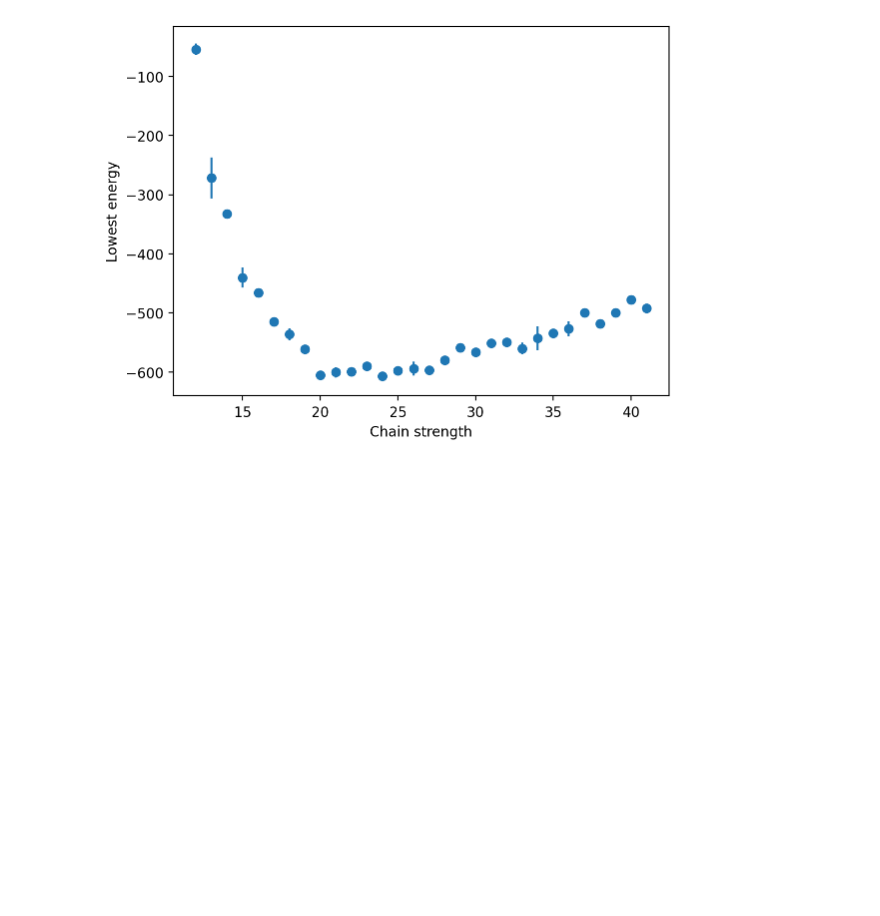
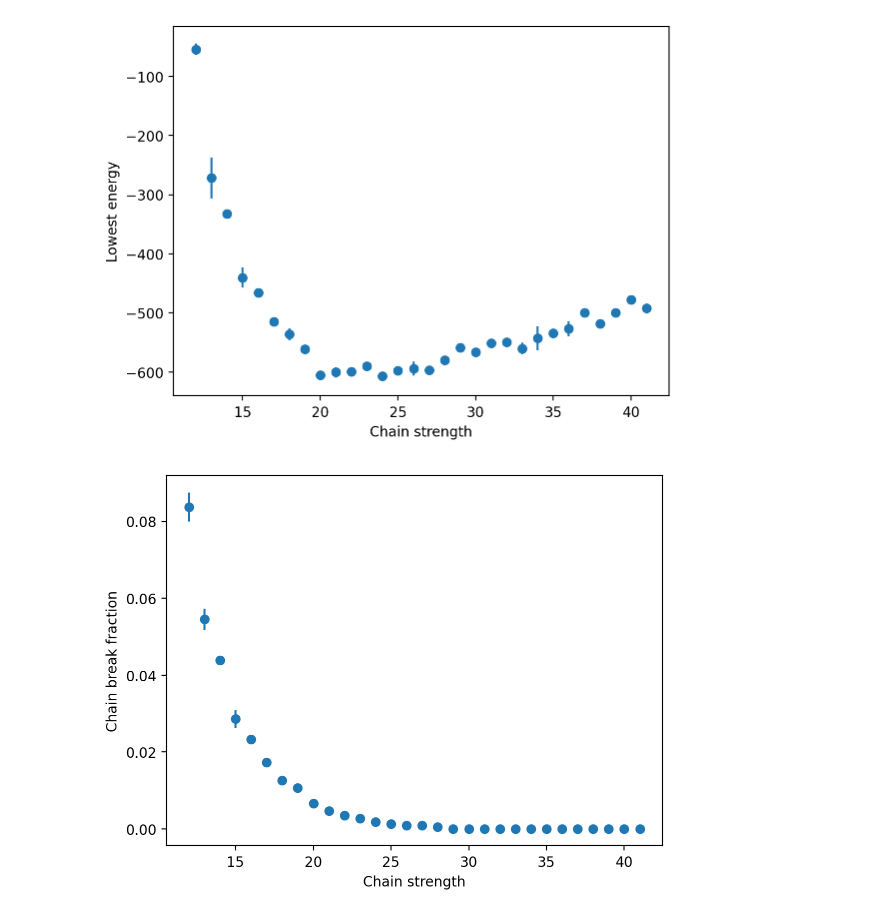
Before and after one commit to KirbyZX/PHYS4213, a Jupyter notebook: Code/ChainStrength.ipynb, the cells around one changed output. Drawn from its saved outputs; the diff is of its cells as text; code cells hidden in the pictures; blank space fills up the shorter version.

```diff
--- a/Code/ChainStrength.ipynb
+++ b/Code/ChainStrength.ipynb
@@ -64,9 +64,12 @@ bqm = createBQM(G, phrases, instruments, 6, 6, 1)
 recordChainStrength(chainStrengths, bqm, path+"chain-strength.csv")
 # %%
 plotCSV(path+"chain-strength.csv", "Chain strength", "Lowest energy")
+plt.show()
+plotCSV(path+"chain-strength.csv", "Chain strength", "Chain break fraction")
 #plt.vlines(31.675,0,.1)
 
 # ~25 optimal???
 # chain_break_method=chain_breaks.discard?????
 # %% [output]
 [figure]
+[figure, added]
```
Also changed, not shown: 3 other files.
